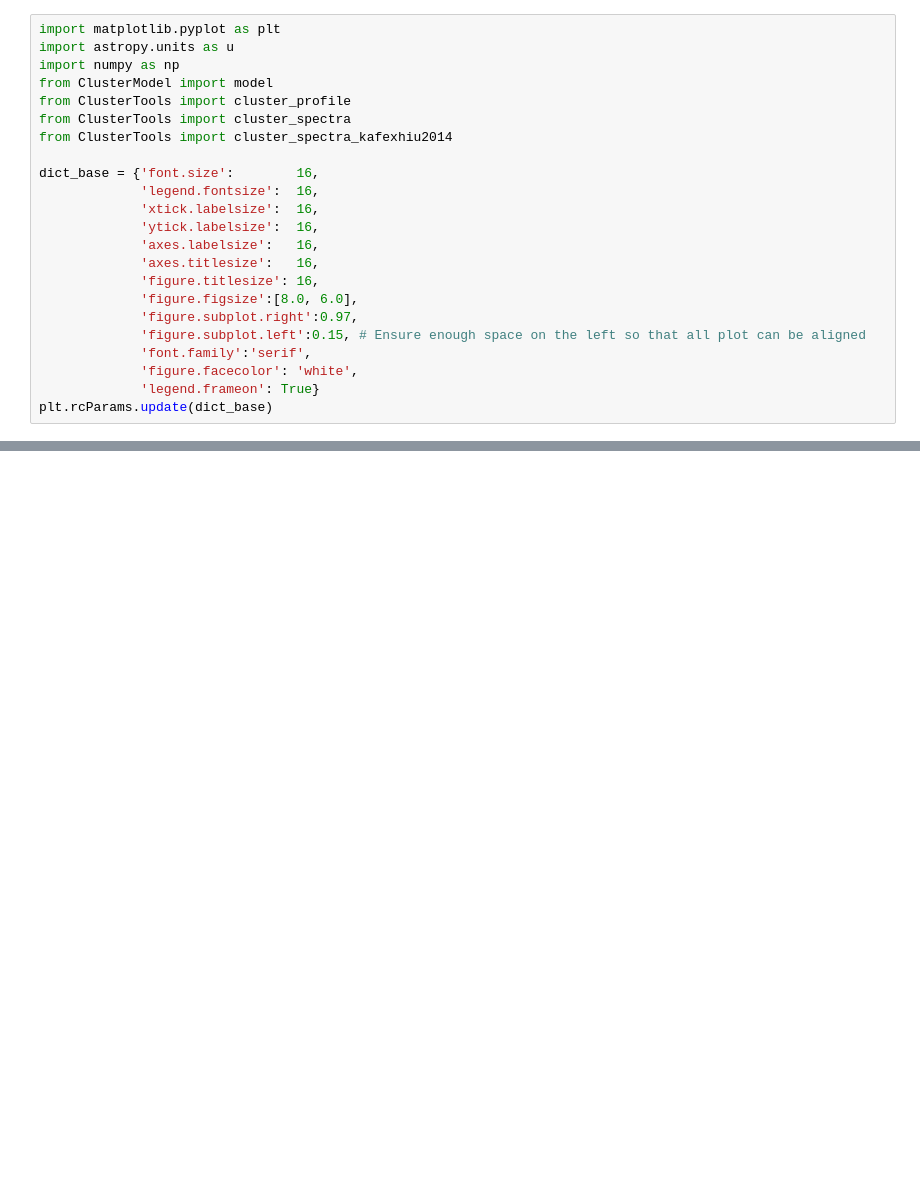
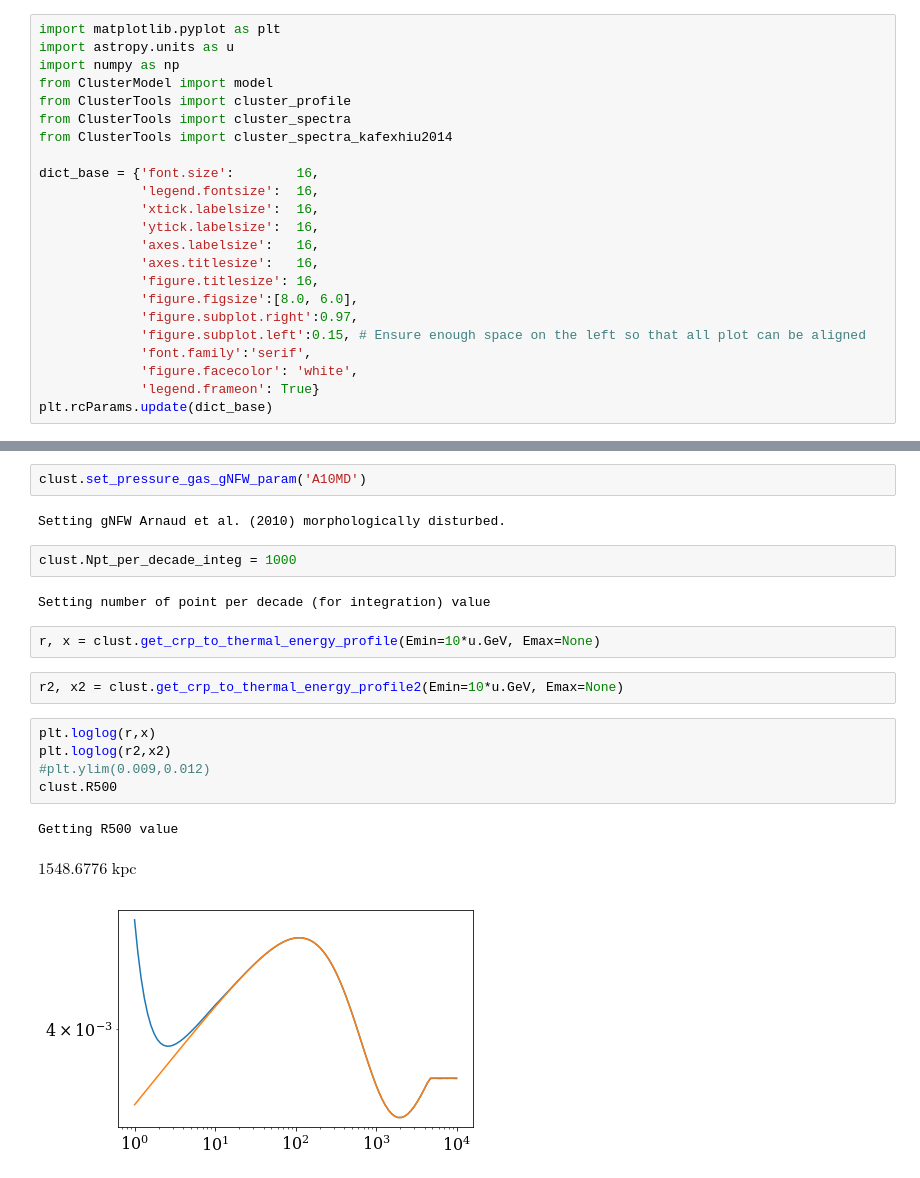
Before and after one commit to renlliang3/ClusterModel, a Jupyter notebook: notebook/model_dev_parameters.ipynb, the cells around one changed output, grey strips where cells are left out. Drawn from its saved outputs; the diff is of its cells as text; blank space fills up the shorter version.

```diff
--- a/notebook/model_dev_parameters.ipynb
+++ b/notebook/model_dev_parameters.ipynb
@@ -64,0 +47,21 @@ plt.loglog(x,v1 * trapz_loglog(v2, y, axis=-1, intervals=False))
+# %%
+clust.set_pressure_gas_gNFW_param('A10MD')
+# %% [output]
+Setting gNFW Arnaud et al. (2010) morphologically disturbed.
+# %%
+clust.Npt_per_decade_integ = 1000
+# %% [output]
+Setting number of point per decade (for integration) value
+# %%
+r, x = clust.get_crp_to_thermal_energy_profile(Emin=10*u.GeV, Emax=None)
+# %%
+r2, x2 = clust.get_crp_to_thermal_energy_profile2(Emin=10*u.GeV, Emax=None)
+# %%
+plt.loglog(r,x)
+plt.loglog(r2,x2)
+#plt.ylim(0.009,0.012)
+clust.R500
+# %% [output]
+Getting R500 value
+$1548.6776 \; \mathrm{kpc}$
+[figure, added]
```
Also changed, not shown: parts of 23 cells of this notebook.
